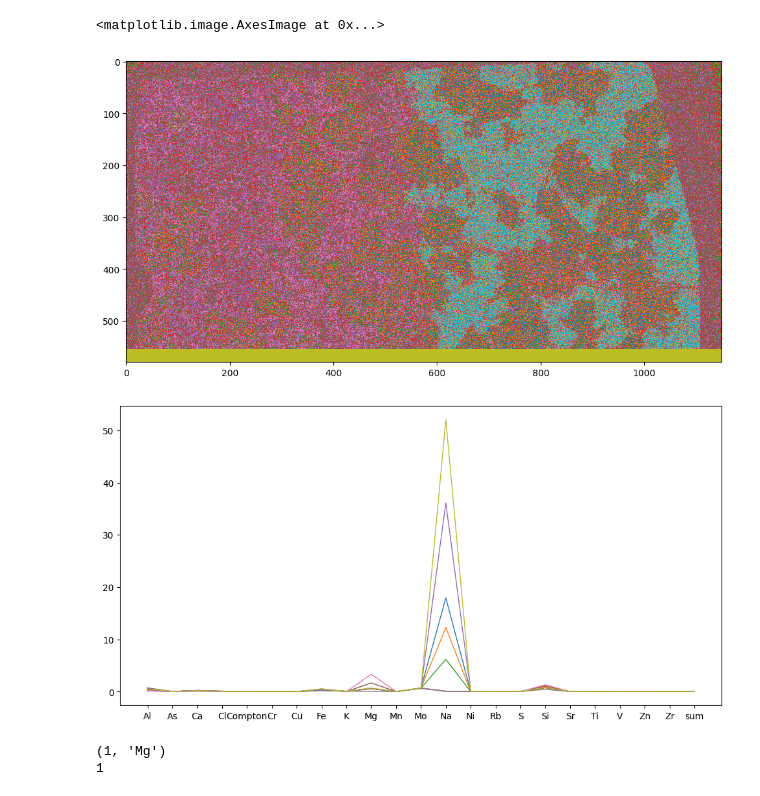
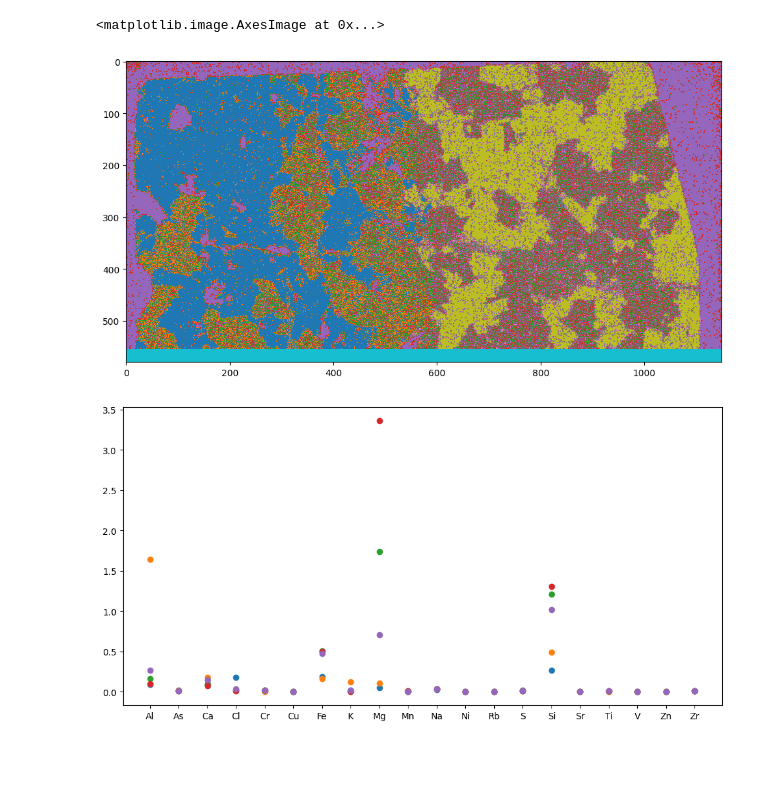
Before and after one commit to lachlanc61/ColourspecXFM, a Jupyter notebook: notebooks/geopixe_seg.ipynb, the cells around one changed output. Drawn from its saved outputs; the diff is of its cells as text; code cells hidden in the pictures; blank space fills up the shorter version.

Commit message:
explore building boxplots from embeddings

```diff
--- a/notebooks/geopixe_seg.ipynb
+++ b/notebooks/geopixe_seg.ipynb
@@ -11,13 +11,11 @@ from PIL import Image
 sys.path.insert(0,'..')
 import xfmreadout.clustering as clustering
 
-
-
 BASEDIR = "/home/lachlan/CODEBASE/ReadoutXFM/"
 TIFDIR = "data/processed_maps/zoe_25um/S1"
-IMGBASE = "S1_25um_cali"
 EXT='.tiff'
-INITELEMENTS=['sum','Compton']
+#INITELEMENTS=['sum','Compton']
+IGNORE_ELEMENTS=['sum','Compton', 'Mo']
 
 TRUE_ELEMENTS = []
 
@@ -37,10 +35,9 @@ def get_elements(files):
             print(f"WARNING: no element found in {fname}")
             found=''
         finally:
-            if found in TRUE_ELEMENTS:
-                elements.append(found)
-                keepfiles.append(fname)
-            elif found in INITELEMENTS:
+            if found in IGNORE_ELEMENTS:
+                pass
+            elif found in TRUE_ELEMENTS:
                 elements.append(found)
                 keepfiles.append(fname)
             else:
@@ -69,7 +66,6 @@ def get_elements(files):
         elements.insert(iidx,ivalue)
     """
 
-
     return elements, files
 # %%
 """
@@ -78,8 +74,8 @@ for f in files:
     img = np.array(im)
 """
 BASEFACTOR=100000
-SUPPRESS = ['Na', 'Mg']
-SFACTORS = [ 1000, 10 ]
+MODIFY_LIST = ['Na', 'Mg', 'Al', 'Si']
+MODIFY_FACTORS = [ 100, 1, 1, 1 ]
 
 wdir = os.path.join(BASEDIR, TIFDIR)
 
@@ -107,9 +103,9 @@ for f in filepaths:
     img = np.where(img<0, 0, img)
 
     factor=BASEFACTOR
-    for idx, snames in enumerate(SUPPRESS):
+    for idx, snames in enumerate(MODIFY_LIST):
         if elements[i] in snames:
-            factor=BASEFACTOR*SFACTORS[idx]
+            factor=BASEFACTOR*MODIFY_FACTORS[idx]
 
     maps[i,:,:]=img/factor
     i+=1
@@ -148,9 +144,13 @@ Na
 # %%
+"""
+calculate clusters
+"""
+
 EMBED_DIR=os.path.join(wdir,"embeddings")
 
 NPX=dims[0]*dims[1]
 
-N_CLUSTERS=10
+N_CLUSTERS=6
 
 NCHAN=maps.shape[0]
 
@@ -179,33 +184,44 @@ clustering.clustplt(embedding, categories, maps.shape[0], clusttimes)
 # %%
+"""
+image of categories
+"""
+
 from matplotlib import cm
 
 KCMAPS=["tab10","tab10"]    #colourmaps for kmeans
 
 categories.shape
 
-i=1
+REDUCER=1
 
 
 fig = plt.figure(figsize=(12,6))
 ax = fig.add_subplot(111)
 
 ncats=np.max(categories)+1
 
-axcm=cm.get_cmap(KCMAPS[i], ncats)
+axcm=cm.get_cmap(KCMAPS[REDUCER], ncats)
 
 cmap=axcm(range(ncats))
 
 #reshape the category list back to the map dimensions using xdim
 #WARNING: fails using SHORTRUN unless ends at end of row - fix this later
 
-catmap=np.reshape(categories[i], [dims[0],-1])
+catmap=np.reshape(categories[REDUCER], [dims[0],-1])
 
 #show this category image
-ax.imshow(catmap, cmap=KCMAPS[i])
+ax.imshow(catmap, cmap=KCMAPS[REDUCER])
+
+
+#fig.savefig(os.path.join(EMBED_DIR,"cluster_map.png"), dpi=200)
 # %% [output]
 <matplotlib.image.AxesImage at 0x...>
-[figure, old version]
+[figure, new version]
 # %%
+"""
+average-by-element-by-category
+"""
+
 fig = plt.figure(figsize=(12,6))
 ax = fig.add_subplot(111)
 
@@ -216,24 +232,9 @@ elids=range(len(elements))
 #ax.set_yscale('log')
 
 for i in range(ncats-1):
-    ax.plot(elements, classavg[0,i,:], linewidth=1)
+    ax.scatter(elements, classavg[0,i,:], linewidth=1)
 
-#show this category image
+
 fig.show()
 # %% [output]
-[figure, old version]
+[figure, new version]
-# %%
-SUPPRESS = ['Na', 'Mg']
-SFACTORS = [ 100, 10 ]
-
-t='Mg'
-
-i, s = enumerate(SUPPRESS)
-print(s)
-
-for i, s in enumerate(SUPPRESS):
-    if t in s:
-        print(i)
-# %% [output]
-(1, 'Mg')
-1
```
Also changed, not shown: parts of 5 cells of this notebook, 2 other files.
